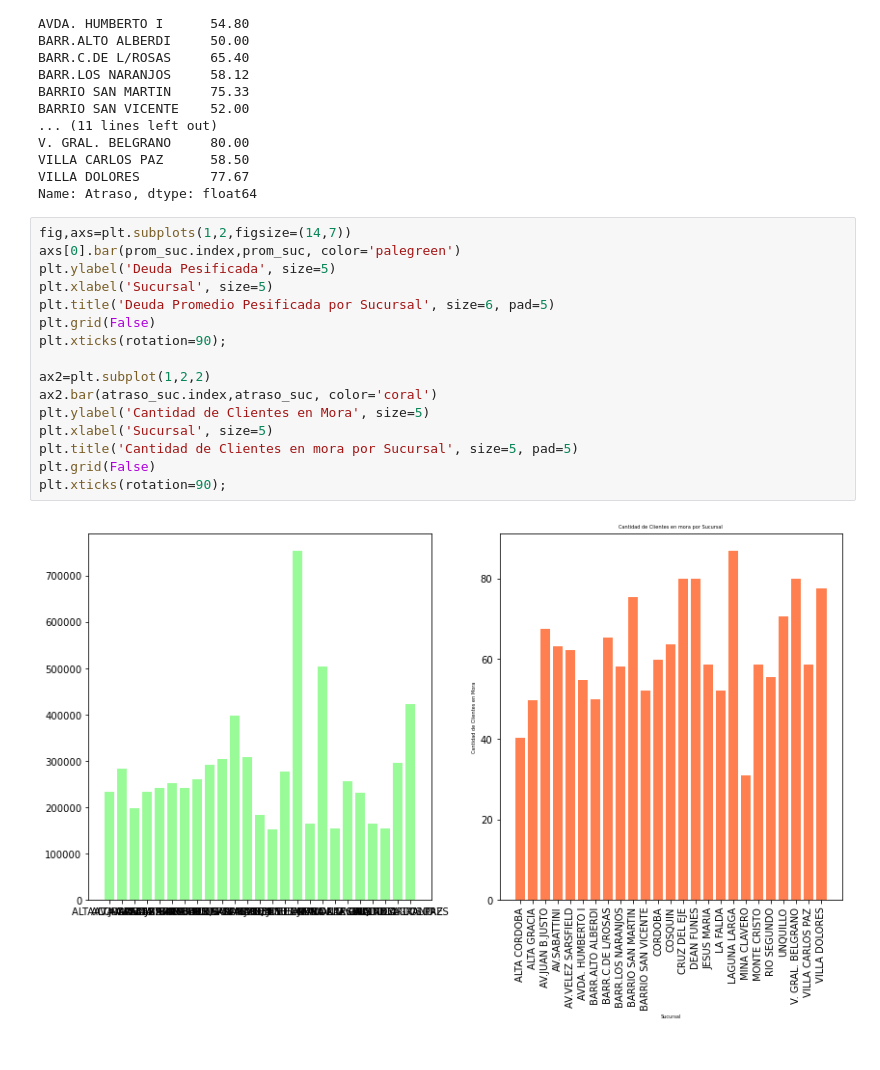
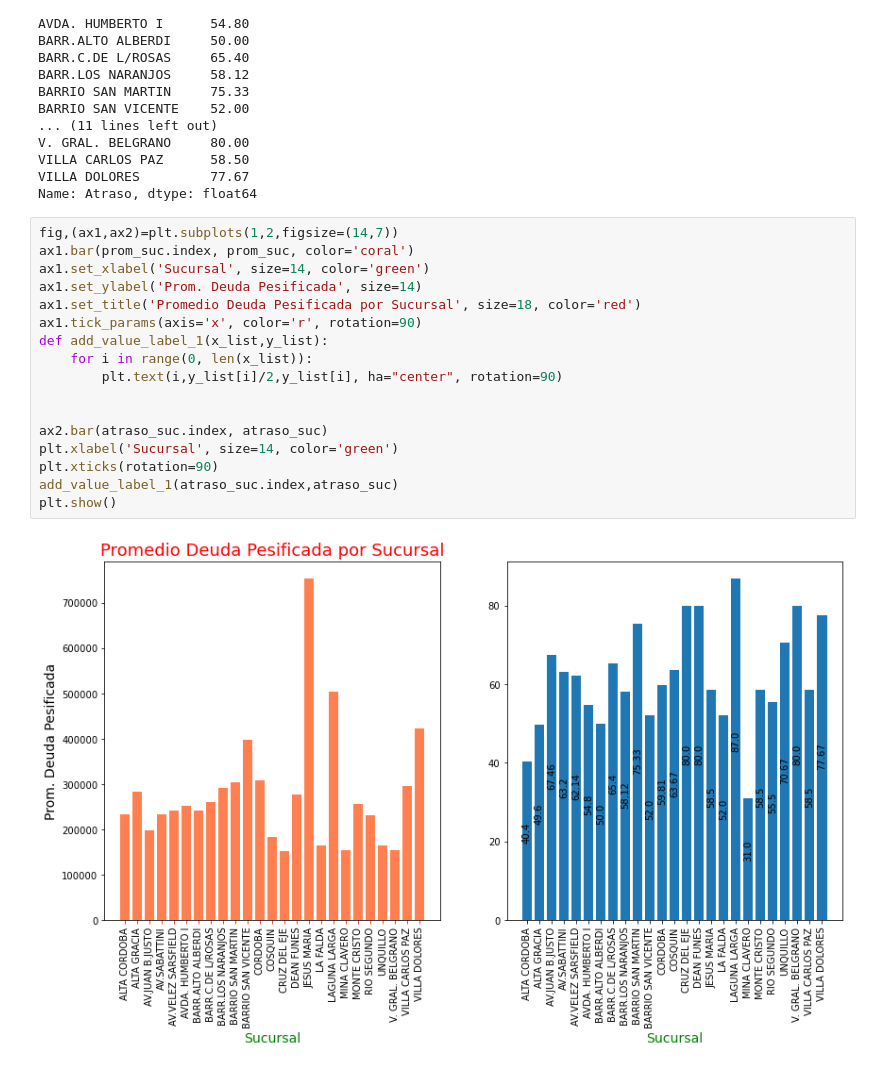
Before and after one commit to agustingonz/Analisis-Mora-Banco-Nacion, a Jupyter notebook: Analisis Mora Bna.ipynb, the cells around one changed output. Saved outputs shown, nothing was run; the diff lists cells and outputs as text.

```diff
--- a/Analisis Mora Bna.ipynb
+++ b/Analisis Mora Bna.ipynb
@@ -145,20 +145,21 @@ VILLA CARLOS PAZ      58.50
 VILLA DOLORES         77.67
 Name: Atraso, dtype: float64
 # %%
-fig,axs=plt.subplots(1,2,figsize=(14,7))
-axs[0].bar(prom_suc.index,prom_suc, color='palegreen')
-plt.ylabel('Deuda Pesificada', size=5)
-plt.xlabel('Sucursal', size=5)
-plt.title('Deuda Promedio Pesificada por Sucursal', size=6, pad=5)
-plt.grid(False)
-plt.xticks(rotation=90);
+fig,(ax1,ax2)=plt.subplots(1,2,figsize=(14,7))
+ax1.bar(prom_suc.index, prom_suc, color='coral')
+ax1.set_xlabel('Sucursal', size=14, color='green')
+ax1.set_ylabel('Prom. Deuda Pesificada', size=14)
+ax1.set_title('Promedio Deuda Pesificada por Sucursal', size=18, color='red')
+ax1.tick_params(axis='x', color='r', rotation=90)
+def add_value_label_1(x_list,y_list):
+    for i in range(0, len(x_list)):
+        plt.text(i,y_list[i]/2,y_list[i], ha="center", rotation=90)
 
-ax2=plt.subplot(1,2,2)
-ax2.bar(atraso_suc.index,atraso_suc, color='coral')
-plt.ylabel('Cantidad de Clientes en Mora', size=5)
-plt.xlabel('Sucursal', size=5)
-plt.title('Cantidad de Clientes en mora por Sucursal', size=5, pad=5)
-plt.grid(False)
-plt.xticks(rotation=90);
+
+ax2.bar(atraso_suc.index, atraso_suc)
+plt.xlabel('Sucursal', size=14, color='green')
+plt.xticks(rotation=90)
+add_value_label_1(atraso_suc.index,atraso_suc)
+plt.show()
 # %% [output]
-[figure, old version]
+[figure, new version]
```
Also changed, not shown: parts of 1 cell of this notebook.
